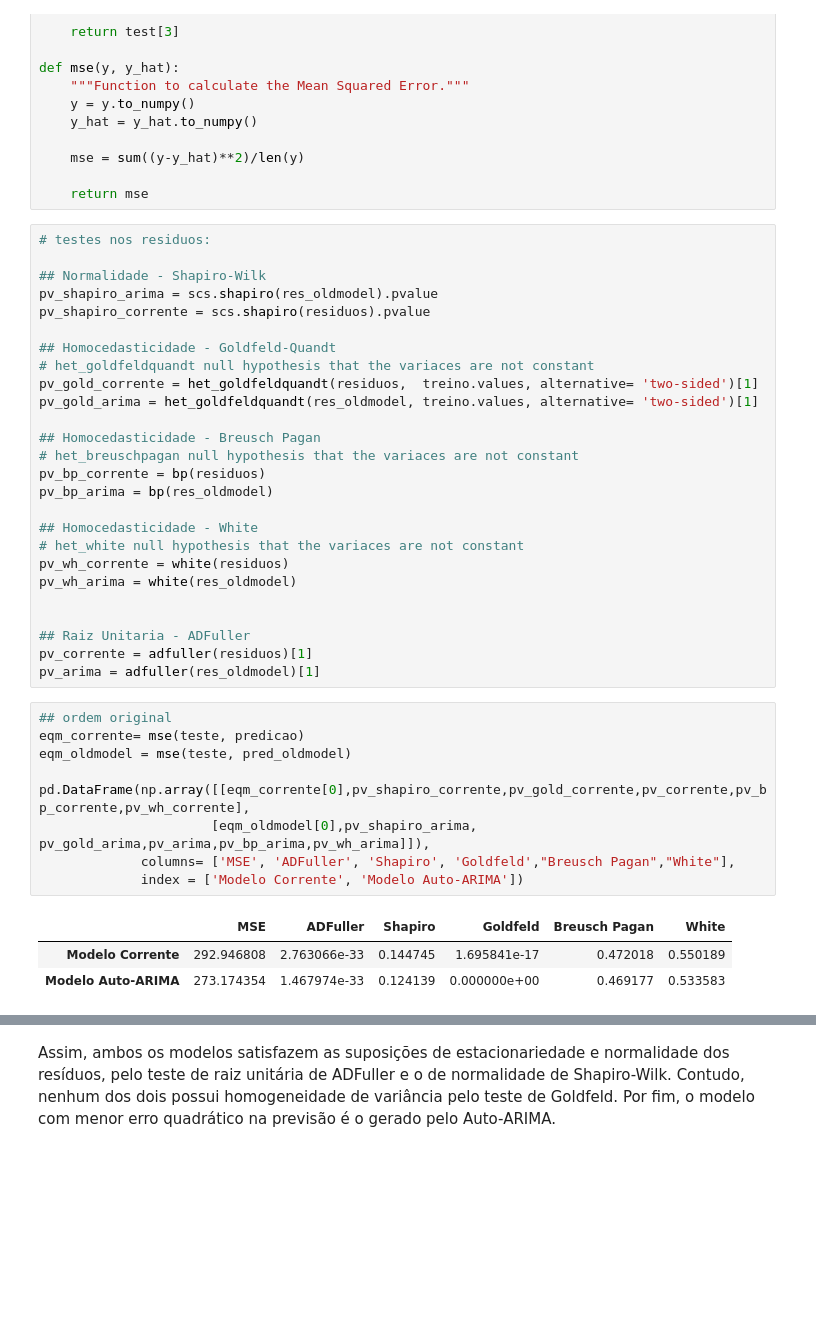
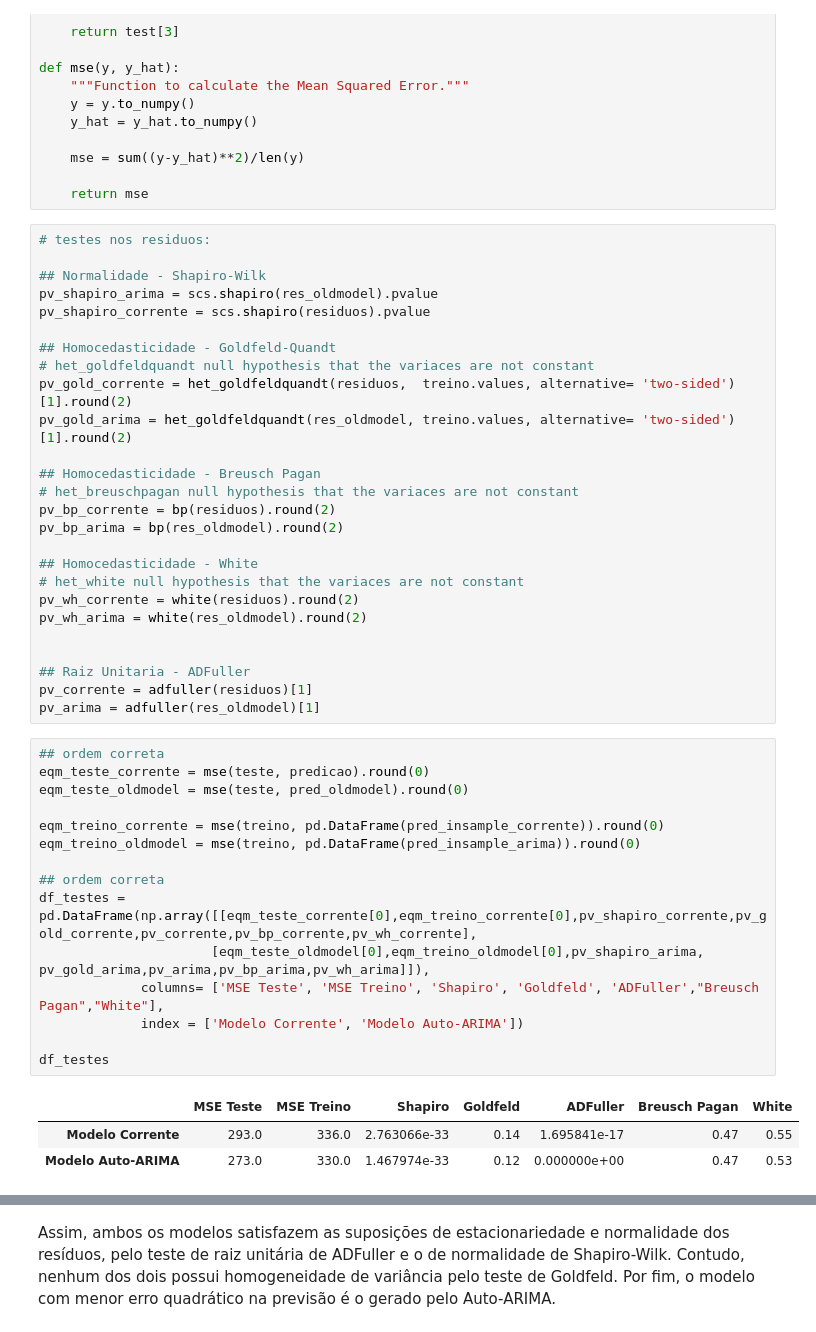
Before and after one commit to derSchmetterling/time_series, a Jupyter notebook: trabalho_ts_auto.ipynb, the cells around one changed output, grey strips where cells are left out. Cells and saved outputs as stored; diff of their text form; blank space fills up the shorter version.

Commit message:
predicao no treino

```diff
--- a/trabalho_ts_auto.ipynb
+++ b/trabalho_ts_auto.ipynb
@@ -592,33 +612,39 @@ pv_shapiro_corrente = scs.shapiro(residuos).pvalue
 
 ## Homocedasticidade - Goldfeld-Quandt
 # het_goldfeldquandt null hypothesis that the variaces are not constant
-pv_gold_corrente = het_goldfeldquandt(residuos,  treino.values, alternative= 'two-sided')[1]
-pv_gold_arima = het_goldfeldquandt(res_oldmodel, treino.values, alternative= 'two-sided')[1]
+pv_gold_corrente = het_goldfeldquandt(residuos,  treino.values, alternative= 'two-sided')[1].round(2)
+pv_gold_arima = het_goldfeldquandt(res_oldmodel, treino.values, alternative= 'two-sided')[1].round(2)
 
 ## Homocedasticidade - Breusch Pagan
 # het_breuschpagan null hypothesis that the variaces are not constant
-pv_bp_corrente = bp(residuos)
-pv_bp_arima = bp(res_oldmodel)
+pv_bp_corrente = bp(residuos).round(2)
+pv_bp_arima = bp(res_oldmodel).round(2)
 
 ## Homocedasticidade - White
 # het_white null hypothesis that the variaces are not constant
-pv_wh_corrente = white(residuos)
-pv_wh_arima = white(res_oldmodel)
+pv_wh_corrente = white(residuos).round(2)
+pv_wh_arima = white(res_oldmodel).round(2)
 
 
 ## Raiz Unitaria - ADFuller
 pv_corrente = adfuller(residuos)[1]
 pv_arima = adfuller(res_oldmodel)[1]
 # %%
-## ordem original
-eqm_corrente= mse(teste, predicao)
-eqm_oldmodel = mse(teste, pred_oldmodel)
+## ordem correta
+eqm_teste_corrente = mse(teste, predicao).round(0)
+eqm_teste_oldmodel = mse(teste, pred_oldmodel).round(0)
 
-pd.DataFrame(np.array([[eqm_corrente[0],pv_shapiro_corrente,pv_gold_corrente,pv_corrente,pv_bp_corrente,pv_wh_corrente],
-                      [eqm_oldmodel[0],pv_shapiro_arima, pv_gold_arima,pv_arima,pv_bp_arima,pv_wh_arima]]),
-             columns= ['MSE', 'ADFuller', 'Shapiro', 'Goldfeld',"Breusch Pagan","White"],
+eqm_treino_corrente = mse(treino, pd.DataFrame(pred_insample_corrente)).round(0)
+eqm_treino_oldmodel = mse(treino, pd.DataFrame(pred_insample_arima)).round(0)
+
+## ordem correta
+df_testes = pd.DataFrame(np.array([[eqm_teste_corrente[0],eqm_treino_corrente[0],pv_shapiro_corrente,pv_gold_corrente,pv_corrente,pv_bp_corrente,pv_wh_corrente],
+                      [eqm_teste_oldmodel[0],eqm_treino_oldmodel[0],pv_shapiro_arima, pv_gold_arima,pv_arima,pv_bp_arima,pv_wh_arima]]),
+             columns= ['MSE Teste', 'MSE Treino', 'Shapiro', 'Goldfeld', 'ADFuller',"Breusch Pagan","White"],
              index = ['Modelo Corrente', 'Modelo Auto-ARIMA'])
+
+df_testes
 # %% [output]
-|  | MSE | ADFuller | Shapiro | Goldfeld | Breusch Pagan | White |
-| Modelo Corrente | 292.946808 | 2.763066e-33 | 0.144745 | 1.695841e-17 | 0.472018 | 0.550189 |
-| Modelo Auto-ARIMA | 273.174354 | 1.467974e-33 | 0.124139 | 0.000000e+00 | 0.469177 | 0.533583 |
+|  | MSE Teste | MSE Treino | Shapiro | Goldfeld | ADFuller | Breusch Pagan | White |
+| Modelo Corrente | 293.0 | 336.0 | 2.763066e-33 | 0.14 | 1.695841e-17 | 0.47 | 0.55 |
+| Modelo Auto-ARIMA | 273.0 | 330.0 | 1.467974e-33 | 0.12 | 0.000000e+00 | 0.47 | 0.53 |
```
Also changed, not shown: parts of 19 cells of this notebook.
